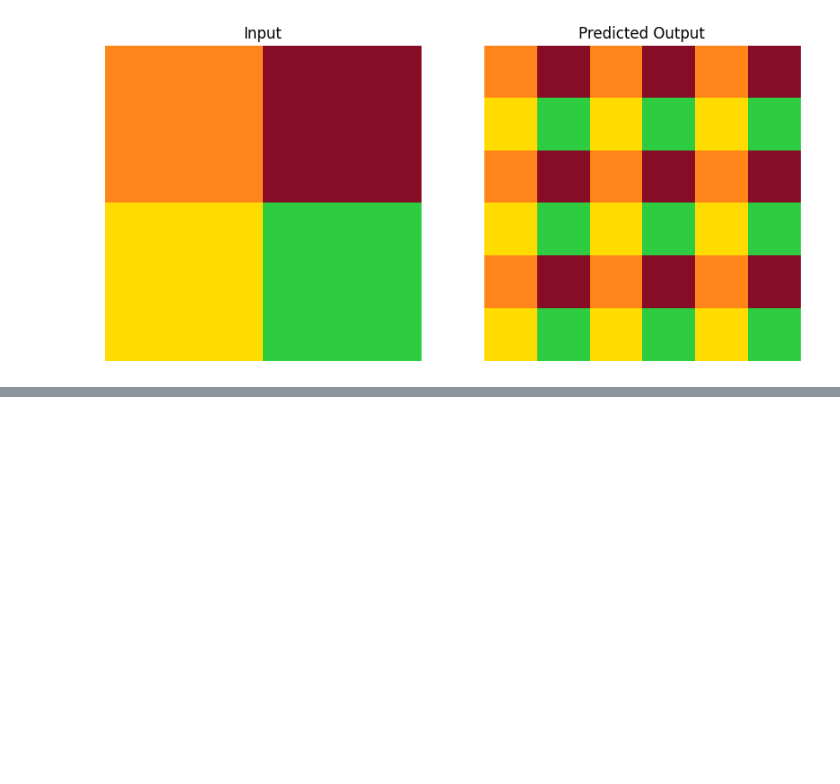
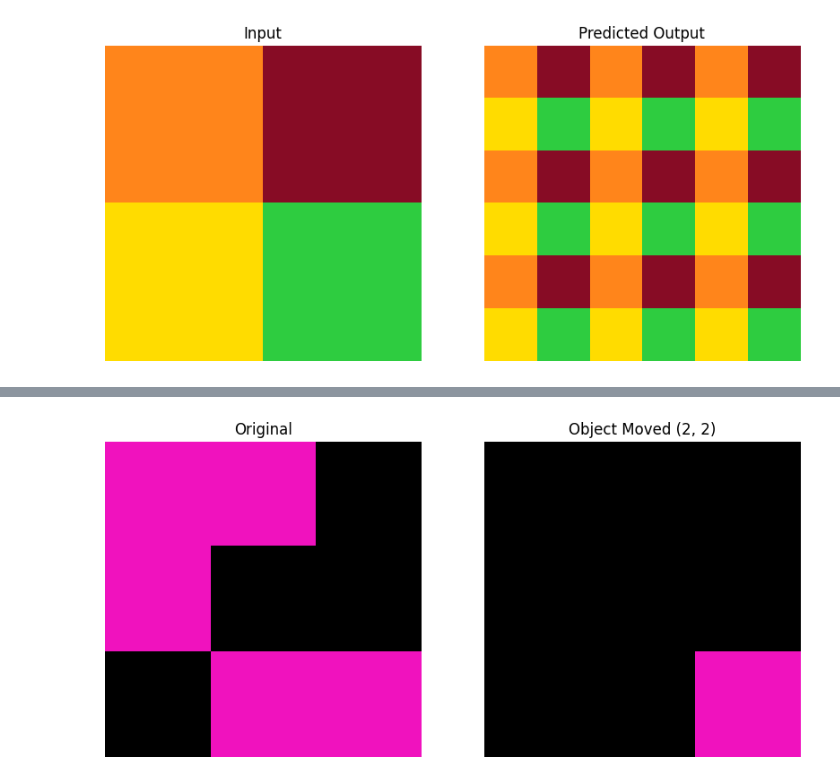
Before and after one commit to Rasel1435/arc-prize-2026, a Jupyter notebook: notebooks/eda.ipynb, the cells around one changed output, grey strips where cells are left out. Cells and saved outputs as stored; diff of their text form; code cells hidden in the pictures; blank space fills up the shorter version.

```diff
--- a/notebooks/eda.ipynb
+++ b/notebooks/eda.ipynb
@@ -28,0 +83,14 @@ plt.show()
+# %%
+found_objects = find_objects(input_grid)
+
+first_obj_coords = found_objects[0]
+
+# dr=2 (২ ঘর নিচে), dc=2 (২ ঘর ডানে)
+moved_grid = translate_object(input_grid, first_obj_coords, dr=2, dc=2)
+
+plt.figure(figsize=(10, 5))
+plt.subplot(1, 2, 1); plot_grid(input_grid, "Original")
+plt.subplot(1, 2, 2); plot_grid(moved_grid, "Object Moved (2, 2)")
+plt.show()
+# %% [output]
+[figure, added]
```
Also changed, not shown: parts of 10 cells of this notebook, 4 other files.
